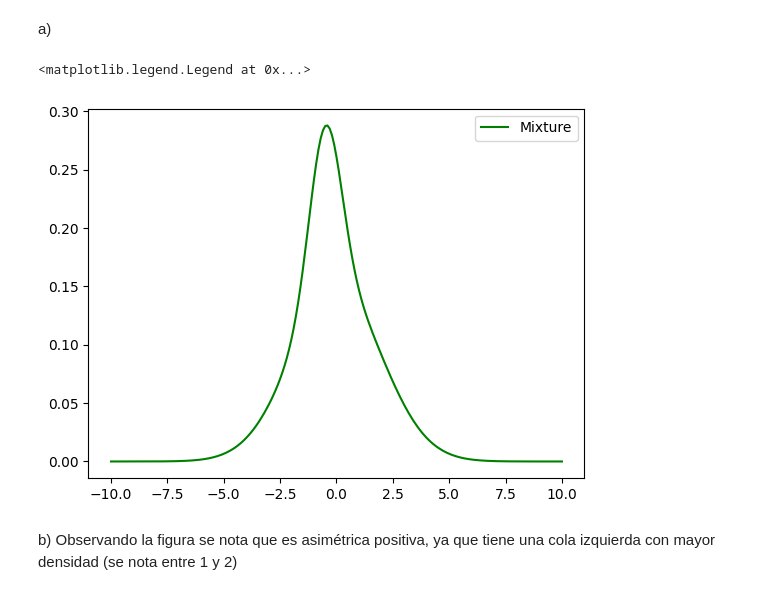
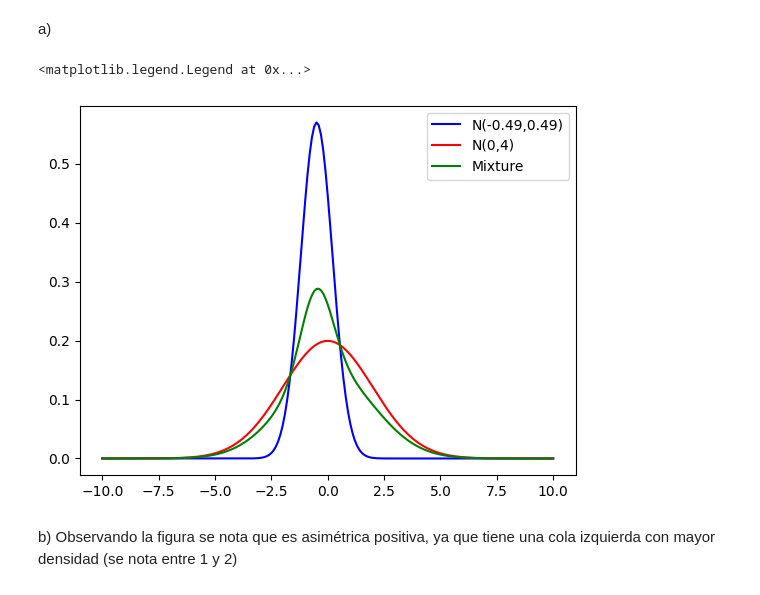
Before and after one commit to felipeaguirre66/UDESA-estocastico, a Jupyter notebook: Clase 10/Parcialito/parcialito.ipynb, the cells around one changed output. Cells and saved outputs as stored; diff of their text form; code cells hidden in the pictures.

```diff
--- a/Clase 10/Parcialito/parcialito.ipynb
+++ b/Clase 10/Parcialito/parcialito.ipynb
@@ -13,16 +13,16 @@ a)
 # %%
 s = pd.Series(np.arange(-10,10.1,0.1))
 s_norm_1 = normal_pdf(s, mu=-0.49, sigma=np.sqrt(0.49))
 s_norm_2 = normal_pdf(s, mu=0, sigma=np.sqrt(4))
 mixtured = 0.25 * s_norm_1 + 0.75 * s_norm_2
-# plt.plot(s, s_norm_1, label='N(-0.49,0.49)', color='blue')
-# plt.plot(s, s_norm_2, label='N(0,4)', color='red')
+plt.plot(s, s_norm_1, label='N(-0.49,0.49)', color='blue')
+plt.plot(s, s_norm_2, label='N(0,4)', color='red')
 plt.plot(s, mixtured, label='Mixture', color='green')
 # plt.axvline(x=1, color='r', linestyle='--')
 plt.legend()
 # %% [output]
 <matplotlib.legend.Legend at 0x...>
-[figure, old version]
+[figure, new version]
 # %% [markdown]
 b) Observando la figura se nota que es asimétrica positiva, ya que tiene una cola izquierda con mayor densidad (se nota entre 1 y 2)
 # %% [markdown]
```
Also changed, not shown: parts of 35 cells of this notebook, 4 other files.
